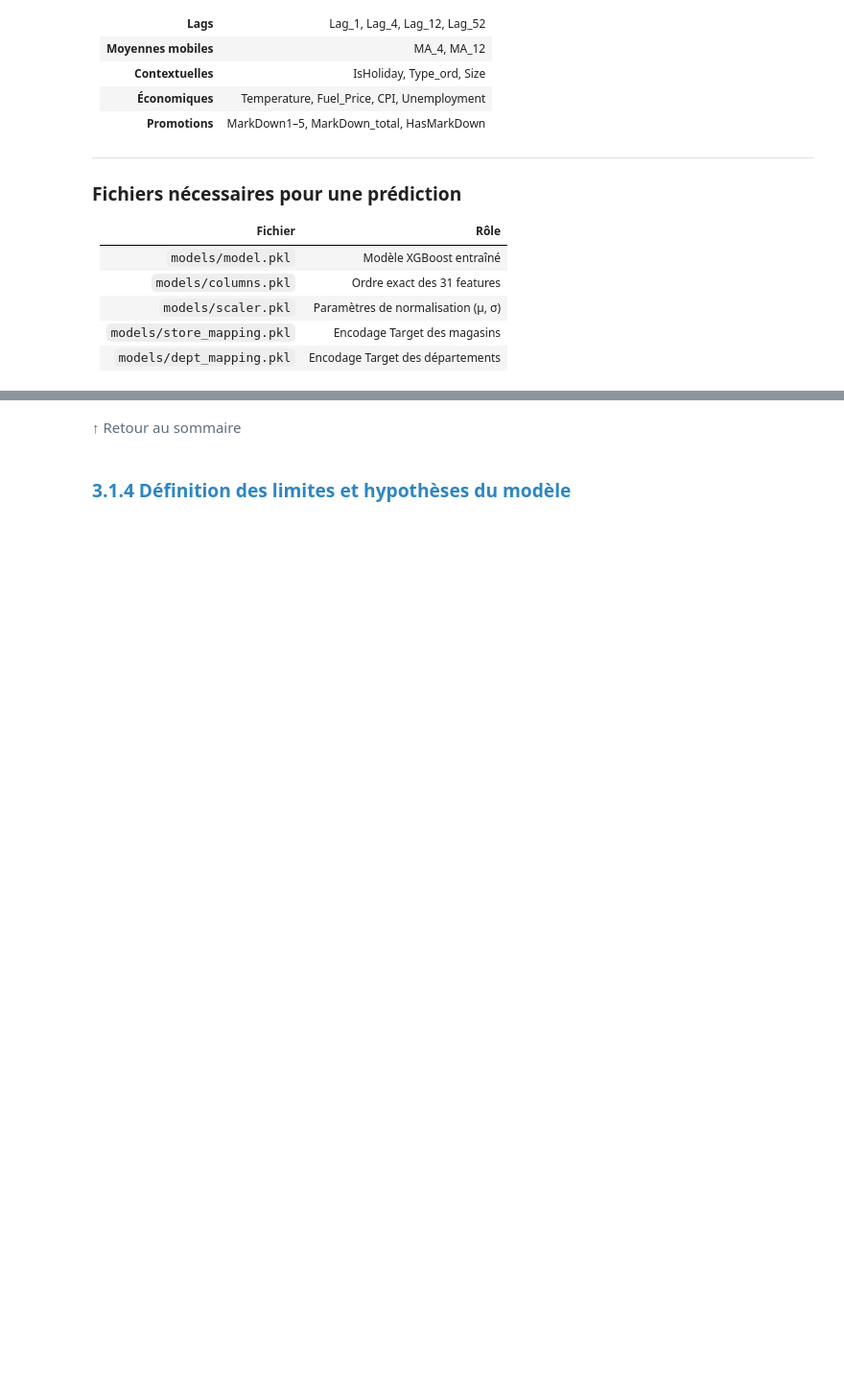
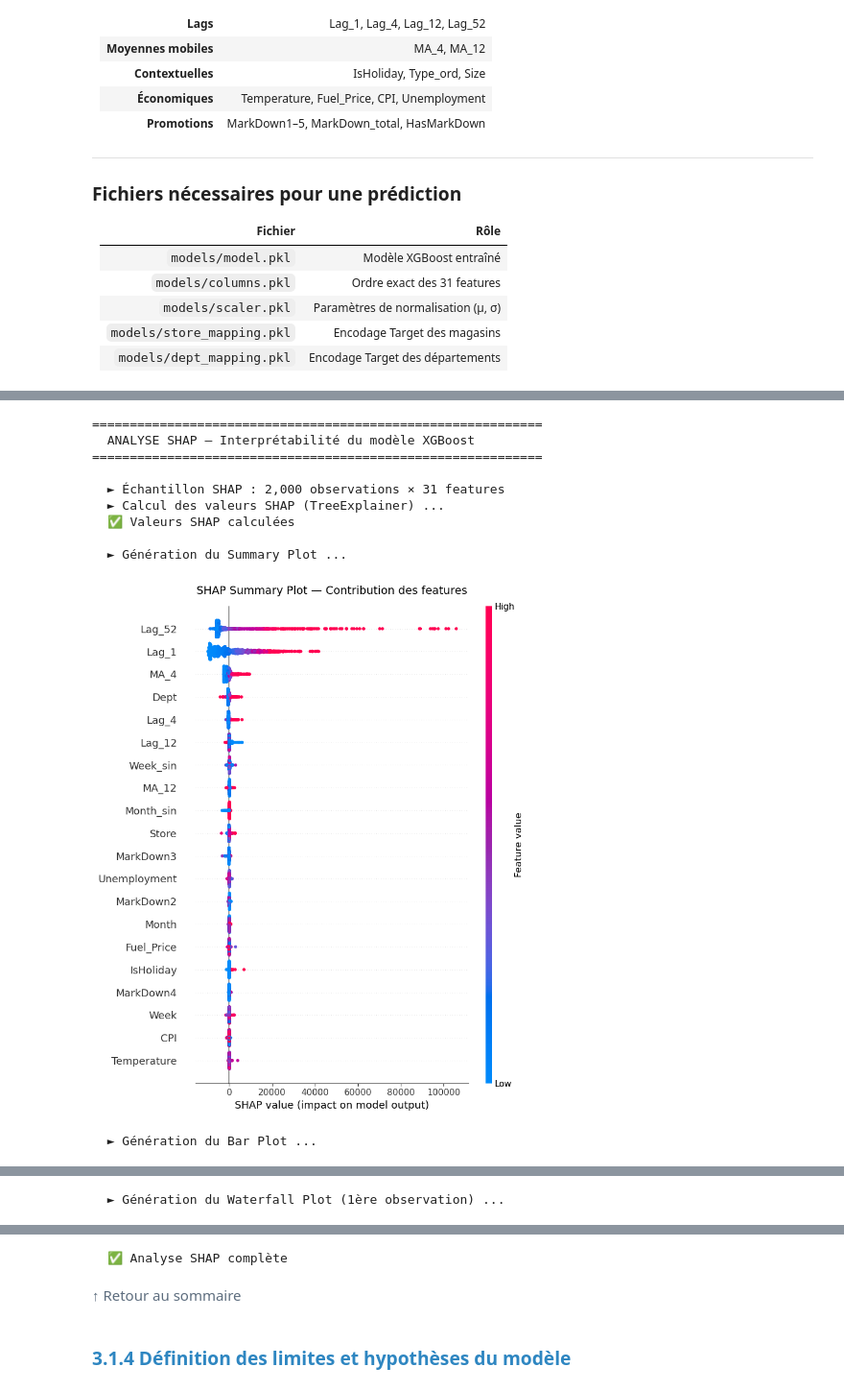
Before and after one commit to AnisHemaida/walmart-sales-forecasting, a Jupyter notebook: notebooks/SIPV_Walmart_EPIC3.ipynb, the cells around one changed output, grey strips where cells are left out. Shown at 96% size. Drawn from its saved outputs; the diff is of its cells as text; code cells hidden in the pictures; blank space fills up the shorter version.

Commit message:
3.1.3 Documentation du fonctionnement du modèle 02

```diff
--- a/notebooks/SIPV_Walmart_EPIC3.ipynb
+++ b/notebooks/SIPV_Walmart_EPIC3.ipynb
@@ -689,0 +706,71 @@ Prévision Weekly_Sales ($)
+# %%
+import shap
+import matplotlib.pyplot as plt
+import pickle
+from pathlib import Path
+
+print("=" * 60)
+print("  ANALYSE SHAP — Interprétabilité du modèle XGBoost")
+print("=" * 60)
+
+# ── 1) Chargement du modèle et des features ────────────────────
+MODELS_PATH  = Path('../models')
+model        = pickle.load(open(MODELS_PATH / 'model.pkl',   'rb'))
+feature_cols = pickle.load(open(MODELS_PATH / 'columns.pkl', 'rb'))
+
+# Échantillon de 2000 observations du jeu de test (calcul SHAP rapide)
+X_shap = X_test.sample(n=min(2000, len(X_test)), random_state=42)
+
+print(f"\n  ► Échantillon SHAP : {X_shap.shape[0]:,} observations × {X_shap.shape[1]} features")
+
+# ── 2) Calcul des valeurs SHAP ─────────────────────────────────
+print("  ► Calcul des valeurs SHAP (TreeExplainer) ...")
+explainer   = shap.TreeExplainer(model)
+shap_values = explainer.shap_values(X_shap)
+
+print("  ✅ Valeurs SHAP calculées")
+
+# ── 3) Summary Plot — Vue globale ─────────────────────────────
+print("\n  ► Génération du Summary Plot ...")
+plt.figure(figsize=(10, 8))
+shap.summary_plot(shap_values, X_shap, feature_names=feature_cols, show=False)
+plt.title("SHAP Summary Plot — Contribution des features", fontsize=14, pad=15)
+plt.tight_layout()
+plt.show()
+
+# ── 4) Bar Plot — Importance moyenne ──────────────────────────
+print("  ► Génération du Bar Plot ...")
+plt.figure(figsize=(10, 8))
+shap.summary_plot(shap_values, X_shap, feature_names=feature_cols,
+                  plot_type="bar", show=False)
+plt.title("SHAP Bar Plot — Importance moyenne absolue", fontsize=14, pad=15)
+plt.tight_layout()
+plt.show()
+
+# ── 5) Waterfall Plot — Explication locale (noms uniquement) ───
+print("  ► Génération du Waterfall Plot (1ère observation) ...")
+explanation = shap.Explanation(
+    values        = shap_values[0],
+    base_values   = explainer.expected_value,
+    feature_names = feature_cols
+)
+shap.waterfall_plot(explanation, show=False)
+plt.gcf().set_size_inches(18, 10)
+plt.title("SHAP Waterfall Plot — Explication d'une prévision individuelle", fontsize=25, pad=15)
+plt.tight_layout()
+plt.subplots_adjust(top=0.92, left=0.2, right=0.95)
+plt.show()
+
+print("\n  ✅ Analyse SHAP complète")
+# %% [output]
+============================================================
+  ANALYSE SHAP — Interprétabilité du modèle XGBoost
+============================================================
+
+  ► Échantillon SHAP : 2,000 observations × 31 features
+  ► Calcul des valeurs SHAP (TreeExplainer) ...
+  ✅ Valeurs SHAP calculées
+
+  ► Génération du Summary Plot ...
+[figure, added]
+  ► Génération du Bar Plot ...
@@ -689,0 +778 @@ Prévision Weekly_Sales ($)
+  ► Génération du Waterfall Plot (1ère observation) ...
@@ -690,3 +780,4 @@ Prévision Weekly_Sales ($)
+  ✅ Analyse SHAP complète
 # %% [markdown]
 <a href="#0" style="color:#5D6D7E; text-decoration:none;">
 ↑ Retour au sommaire
```
Also changed, not shown: parts of 3 cells of this notebook.
